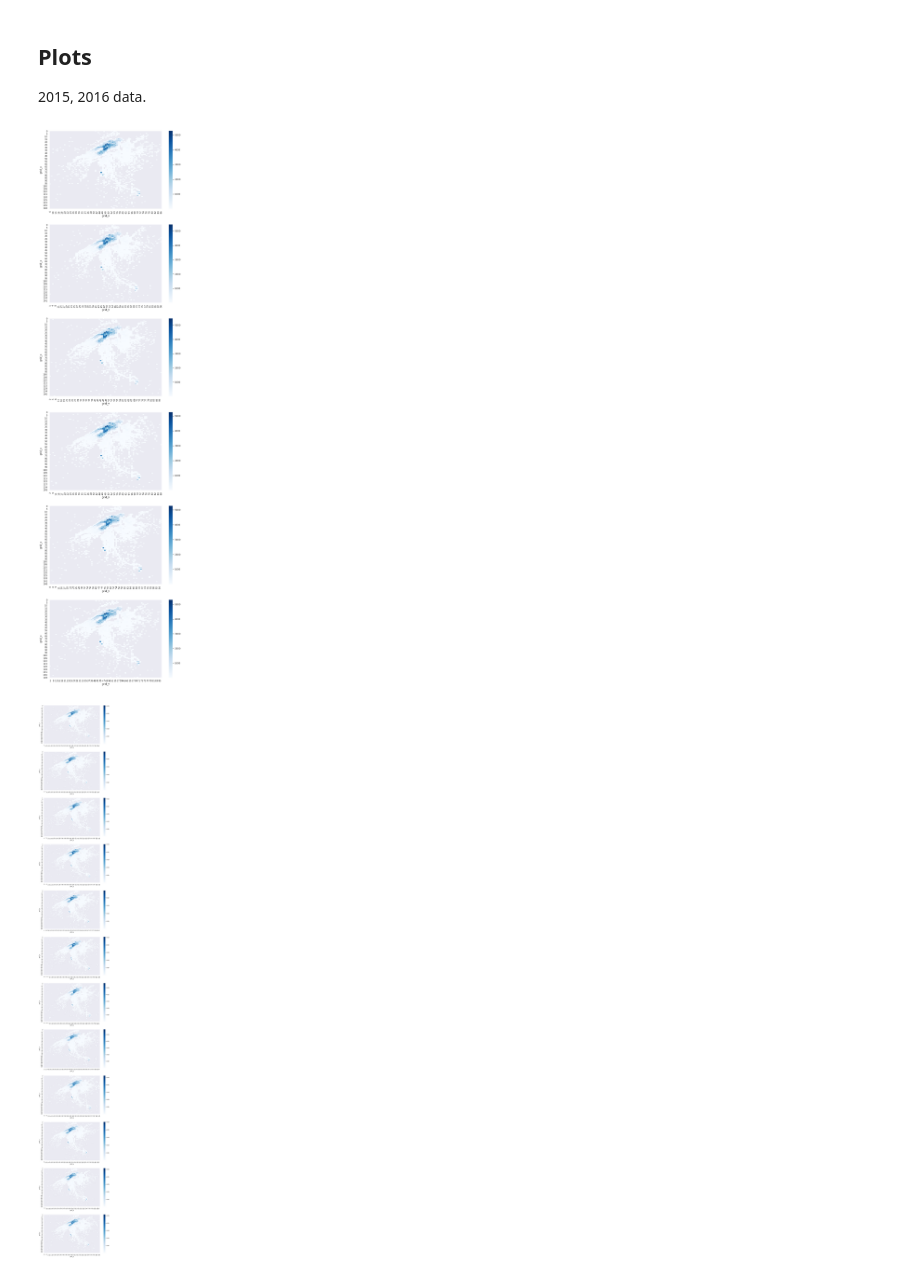
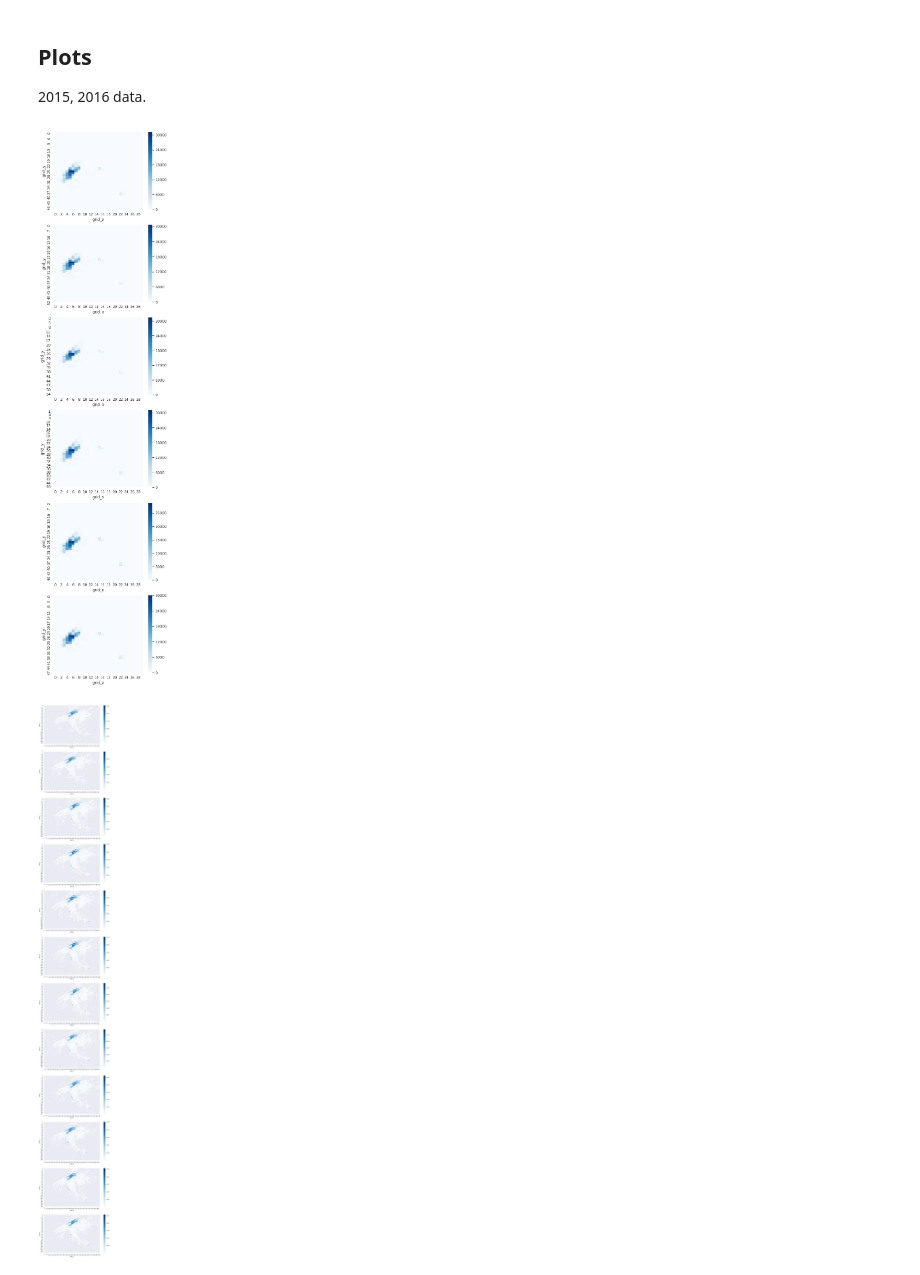
Before and after one commit to atkm/taxi-demand-prediction, a Jupyter notebook: Demand Visualization.ipynb, the cells around one changed output. Saved outputs shown, nothing was run; the diff lists cells and outputs as text; code cells hidden in the pictures.

```diff
--- a/Demand Visualization.ipynb
+++ b/Demand Visualization.ipynb
@@ -22,24 +22,25 @@ def plot_demand(df, ax):
     # warning is thrown because clean_rides returns df[in_nyc], which leads to a chain of [_].
     counts = datautils.counts_by_grid_cell(df)
     sns.heatmap(counts.reset_index(name='count').\
-                pivot('grid_x','grid_y','count').\
+                pivot('grid_y','grid_x','count').\
                 fillna(0), cmap='Blues', ax=ax)
 # %% [markdown]
 ## Plots
 2015, 2016 data.
 # %%
+year = '2014'
 months = [f'{m+1:02}' for m in range(6)]
-csvs = [f'data/yellow_tripdata_2016-{m}_small.csv' for m in months]
+csvs = [f'data/yellow_tripdata_{year}-{m}_small.csv' for m in months]
 
 pd.options.mode.chained_assignment = None
 nPlots = len(csvs)
-fig, axes = plt.subplots(nPlots, 1, figsize=(12, 8*nPlots))
+fig, axes = plt.subplots(nPlots, 1, figsize=(6, 5*nPlots))
 for i, c in enumerate(csvs):
     df = datautils.read_rides(c)
     plot_demand(df, ax=axes[i])
 pd.options.mode.chained_assignment = 'warn'
 # %% [output]
-[figure, old version]
+[figure, new version]
 # %%
 months = [f'{m+1:02}' for m in range(12)]
 csvs = [f'data/yellow_tripdata_2015-{m}_small.csv' for m in months]
```
Also changed, not shown: 6 other files.
